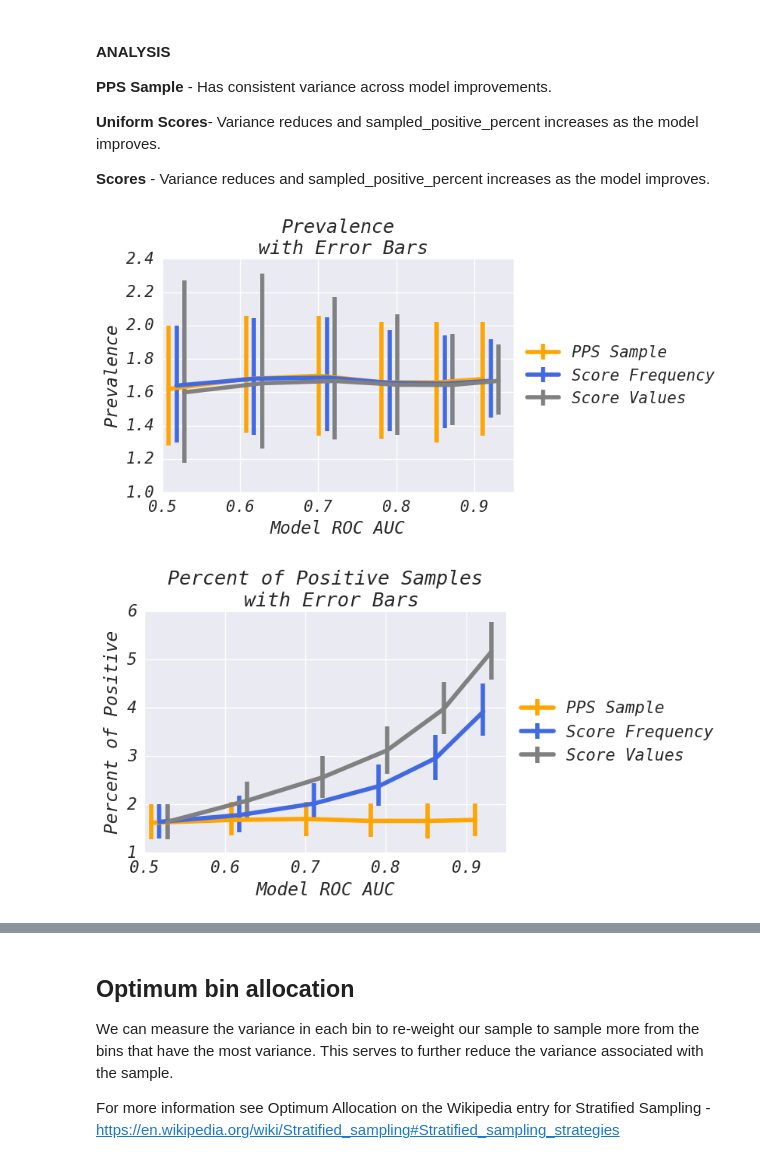
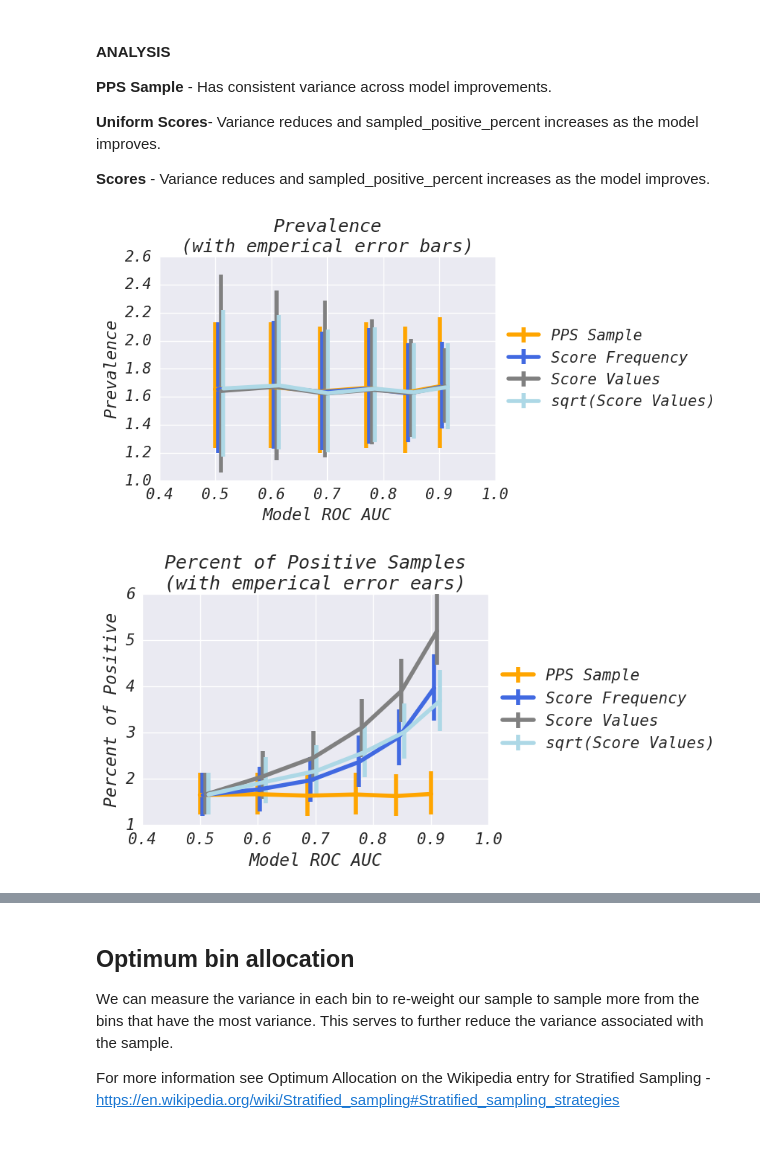
Before and after one commit to facebookarchive/ml_sampler, a Jupyter notebook: examples/bias_comparison.ipynb, the cells around one changed output, grey strips where cells are left out. Drawn from its saved outputs; the diff is of its cells as text; code cells hidden in the pictures.

Commit message:
Sqrt example
Summary: Sqrt example

Reviewed By: kinnskogr

Differential Revision: D5362939

fbshipit-source-id: f778d80d84cc70bf11787153f6a897763869f502

```diff
--- a/examples/bias_comparison.ipynb
+++ b/examples/bias_comparison.ipynb
@@ -186,6 +194,11 @@ methods = [
     # Things that hive higher scores are proportionately higher to be
     # samples.
     ('Score Values', lambda score: score),
+
+    # Use the raw model scores to bias the sample.
+    # Things that hive higher scores are proportionately higher to be
+    # samples.
+    ('sqrt(Score Values)', lambda score: np.sqrt(score)),
 ]
 # %% [markdown]
 ## Plot ROC-AUC and the distribution of scores sampled
@@ -197,8 +210,6 @@ Each method produces an unbiased estimate of prevalence even as the model's perf
 
 **Scores** - Should be biased towards higher score bins but can be influenced by the overall population's distribution.
 # %%
-importance, is_positive, scores = produce_data()
-
 _ = plt.hist(scores, bins=bins)
 plt.title('Histogram of scores\nin the full population')
 plt.xlabel('Score')
@@ -237,7 +249,7 @@ for rnd in [0.0, 0.2, 0.4, 0.6, 0.8, 1.0]:
 
     for method, func in methods:
         for i in range(7):
-            r = tutorial_helpers.sample_stats(views, is_spam, scores, num_samples=5000, bias_func=func)
+            r = tutorial_helpers.sample_stats(views, is_spam, func(scores), num_samples=1000)
 
             r['ROC AUC'] = auc
             # introduce a little jitter to make the plots easier to view
@@ -355,0 +352,2 @@ simulated_auc_results = pd.DataFrame(simulated_auc_results)
+# %%
+auc_results = pd.concat(simulated_auc_results)
@@ -361,42 +368,68 @@ simulated_auc_results = pd.DataFrame(simulated_auc_results)
 
 **Scores** - Variance reduces and sampled_positive_percent increases as the model improves.
 # %%
+
+rand_offsets = [x / 200. for x in range(len(methods))]
+
 for i, c in enumerate([tup[0] for tup in methods]):
+    data = auc_results[auc_results.method==c].groupby('AUC')
 
-    data = simulated_auc_results[simulated_auc_results.method==c].sort('ROC AUC')
-    low_err = data.prevalence.values - data['prevalence_low'].values
-    high_err = data['prevalence_high'].values - data.prevalence.values
+    prevalence = data.est_prevalence.mean().sort_index()
+    low_err = data.est_prevalence.quantile(0.025).sort_index()
+    high_err = data.est_prevalence.quantile(0.975).sort_index()
 
-    fig = plt.errorbar(data['ROC AUC'], data.prevalence, yerr=(low_err, high_err), color=colors[i], label=c)
+    high_err = high_err - prevalence
+    low_err = prevalence - low_err
+
+
+    fig = plt.errorbar(
+        prevalence.index + rand_offsets[i],
+        prevalence,
+        yerr=(low_err, high_err),
+        color=colors[i], label=c
+    )
+
 
 plt.legend(loc='center left', bbox_to_anchor=(1.0, 0.5))
-plt.title('Prevalence\n with Error Bars')
+plt.title('Prevalence\n(with emperical error bars)')
 plt.ylabel('Prevalence')
 plt.xlabel('Model ROC AUC')
 plt.show()
 
 # note jitter was introduced to AUC to make the plots easier to read
 # %% [output]
-[figure, old version]
+[figure, new version]
 # %%
+
+rand_offsets = [x / 200. for x in range(len(methods))]
+
 for i, c in enumerate([tup[0] for tup in methods]):
 
-    data = simulated_auc_results[simulated_auc_results.method==c].sort('ROC AUC')
+    data = auc_results[auc_results.method==c].groupby('AUC')
 
-    yerr_low = data.sampled_positive_percent - data['sampled_positive_percent_low']
-    yerr_high = data['sampled_positive_percent_high'] - data.sampled_positive_percent
+    low_err = data.sampled_positive_percent.quantile(0.025).sort_index()
+    high_err = data.sampled_positive_percent.quantile(0.975).sort_index()
+    prevalence = data.sampled_positive_percent.mean().sort_index()
+
+
+    high_err = high_err - prevalence
+    low_err = prevalence - low_err
+
     fig = plt.errorbar(
-        data['ROC AUC'],
-        data.sampled_positive_percent,
-        yerr=(yerr_low, yerr_high),
-        color=colors[i], label=c)
+        prevalence.index + rand_offsets[i],
+        prevalence,
+        yerr=(low_err, high_err),
+        color=colors[i], label=c
+    )
+
 
 plt.legend(loc='center left', bbox_to_anchor=(1.0, 0.5))
-plt.title('Percent of Positive Samples\n with Error Bars')
+plt.title('Percent of Positive Samples\n(with emperical error ears)')
 plt.ylabel('Percent of Positive')
 plt.xlabel('Model ROC AUC')
 plt.show()
 
+
 # note jitter was introduced to AUC to make the plots easier to read
 # %% [output]
-[figure, old version]
+[figure, new version]
```
Also changed, not shown: parts of 18 cells of this notebook, 5 other files.
